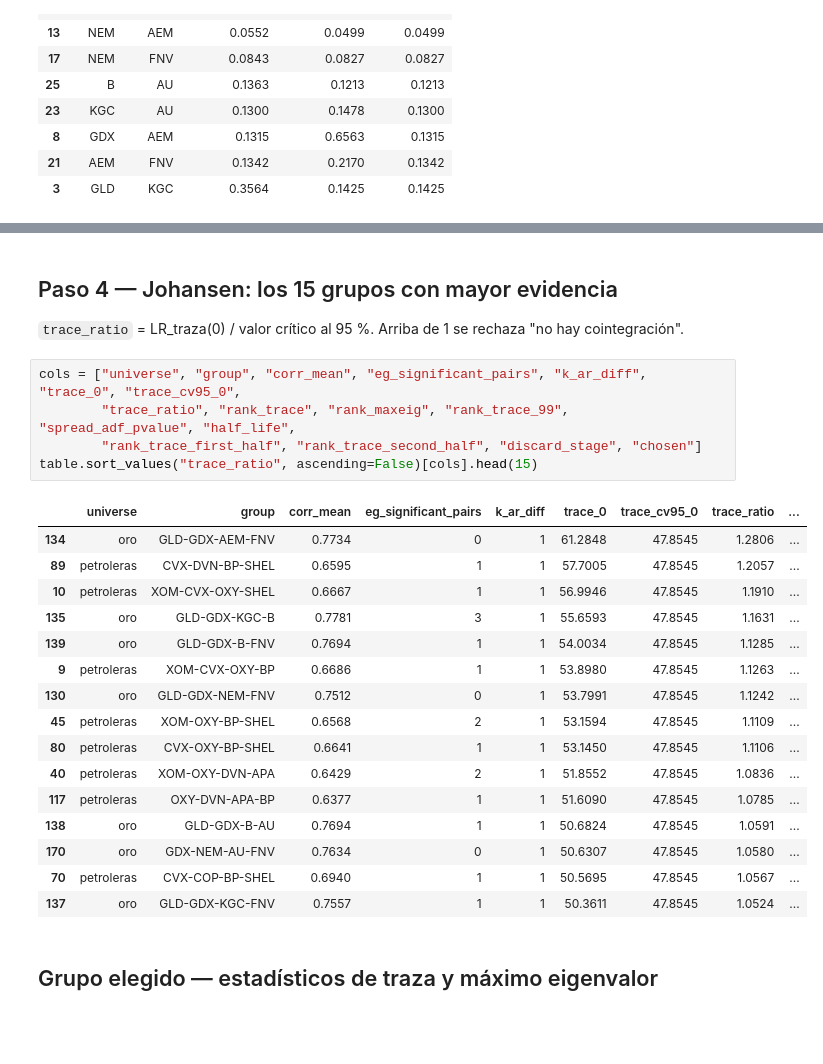
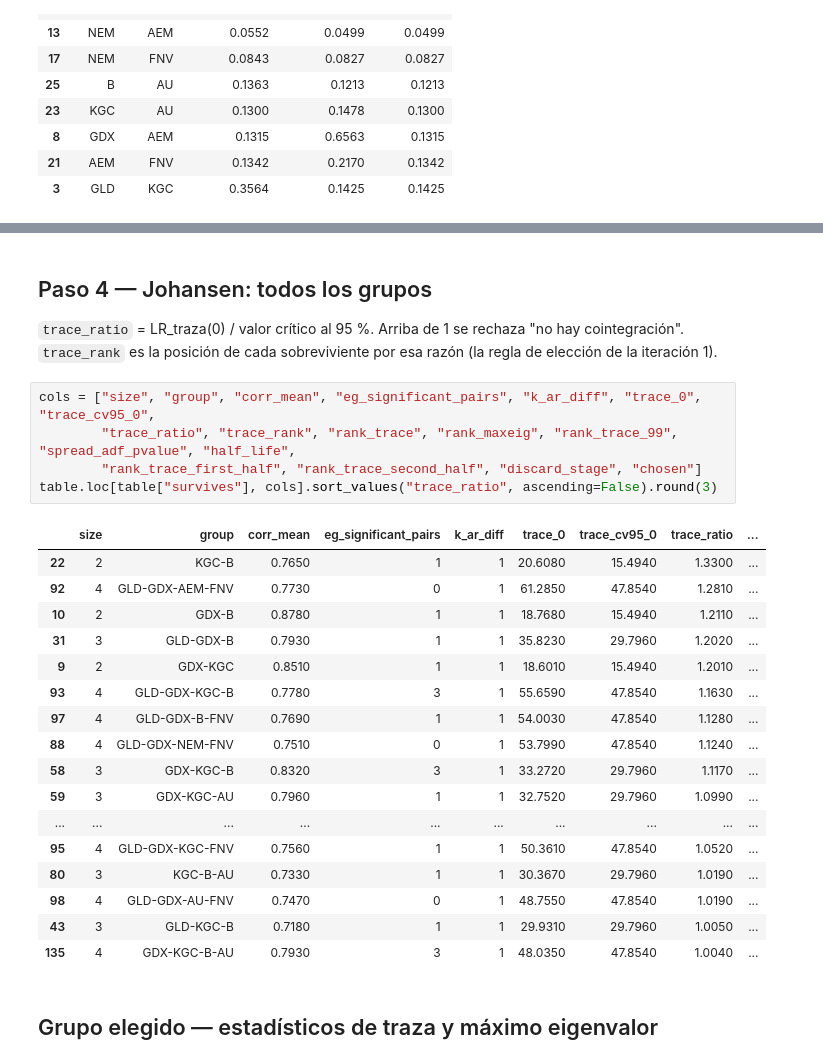
Before and after one commit to GonzaloCanoP/Lab03_MyST_Equipo6, a Jupyter notebook: notebooks/02_seleccion_grupo.ipynb, the cells around one changed output, grey strips where cells are left out. Cells and saved outputs as stored; diff of their text form; blank space fills up the shorter version.

```diff
--- a/notebooks/02_seleccion_grupo.ipynb
+++ b/notebooks/02_seleccion_grupo.ipynb
@@ -182,29 +179,31 @@ pd.DataFrame([
 # %% [markdown]
-## Paso 4 — Johansen: los 15 grupos con mayor evidencia
+## Paso 4 — Johansen: todos los grupos
 
-`trace_ratio` = LR_traza(0) / valor crítico al 95 %. Arriba de 1 se rechaza "no hay cointegración".
+`trace_ratio` = LR_traza(0) / valor crítico al 95 %. Arriba de 1 se rechaza "no hay cointegración". `trace_rank` es
+la posición de cada sobreviviente por esa razón (la regla de elección de la iteración 1).
 # %%
-cols = ["universe", "group", "corr_mean", "eg_significant_pairs", "k_ar_diff", "trace_0", "trace_cv95_0",
-        "trace_ratio", "rank_trace", "rank_maxeig", "rank_trace_99", "spread_adf_pvalue", "half_life",
+cols = ["size", "group", "corr_mean", "eg_significant_pairs", "k_ar_diff", "trace_0", "trace_cv95_0",
+        "trace_ratio", "trace_rank", "rank_trace", "rank_maxeig", "rank_trace_99", "spread_adf_pvalue", "half_life",
         "rank_trace_first_half", "rank_trace_second_half", "discard_stage", "chosen"]
-table.sort_values("trace_ratio", ascending=False)[cols].head(15)
+table.loc[table["survives"], cols].sort_values("trace_ratio", ascending=False).round(3)
 # %% [output]
-|  | universe | group | corr_mean | eg_significant_pairs | k_ar_diff | trace_0 | trace_cv95_0 | trace_ratio | ... |
-| 134 | oro | GLD-GDX-AEM-FNV | 0.7734 | 0 | 1 | 61.2848 | 47.8545 | 1.2806 | ... |
-| 89 | petroleras | CVX-DVN-BP-SHEL | 0.6595 | 1 | 1 | 57.7005 | 47.8545 | 1.2057 | ... |
-| 10 | petroleras | XOM-CVX-OXY-SHEL | 0.6667 | 1 | 1 | 56.9946 | 47.8545 | 1.1910 | ... |
-| 135 | oro | GLD-GDX-KGC-B | 0.7781 | 3 | 1 | 55.6593 | 47.8545 | 1.1631 | ... |
-| 139 | oro | GLD-GDX-B-FNV | 0.7694 | 1 | 1 | 54.0034 | 47.8545 | 1.1285 | ... |
-| 9 | petroleras | XOM-CVX-OXY-BP | 0.6686 | 1 | 1 | 53.8980 | 47.8545 | 1.1263 | ... |
-| 130 | oro | GLD-GDX-NEM-FNV | 0.7512 | 0 | 1 | 53.7991 | 47.8545 | 1.1242 | ... |
-| 45 | petroleras | XOM-OXY-BP-SHEL | 0.6568 | 2 | 1 | 53.1594 | 47.8545 | 1.1109 | ... |
-| 80 | petroleras | CVX-OXY-BP-SHEL | 0.6641 | 1 | 1 | 53.1450 | 47.8545 | 1.1106 | ... |
-| 40 | petroleras | XOM-OXY-DVN-APA | 0.6429 | 2 | 1 | 51.8552 | 47.8545 | 1.0836 | ... |
-| 117 | petroleras | OXY-DVN-APA-BP | 0.6377 | 1 | 1 | 51.6090 | 47.8545 | 1.0785 | ... |
-| 138 | oro | GLD-GDX-B-AU | 0.7694 | 1 | 1 | 50.6824 | 47.8545 | 1.0591 | ... |
-| 170 | oro | GDX-NEM-AU-FNV | 0.7634 | 0 | 1 | 50.6307 | 47.8545 | 1.0580 | ... |
-| 70 | petroleras | CVX-COP-BP-SHEL | 0.6940 | 1 | 1 | 50.5695 | 47.8545 | 1.0567 | ... |
-| 137 | oro | GLD-GDX-KGC-FNV | 0.7557 | 1 | 1 | 50.3611 | 47.8545 | 1.0524 | ... |
+|  | size | group | corr_mean | eg_significant_pairs | k_ar_diff | trace_0 | trace_cv95_0 | trace_ratio | ... |
+| 22 | 2 | KGC-B | 0.7650 | 1 | 1 | 20.6080 | 15.4940 | 1.3300 | ... |
+| 92 | 4 | GLD-GDX-AEM-FNV | 0.7730 | 0 | 1 | 61.2850 | 47.8540 | 1.2810 | ... |
+| 10 | 2 | GDX-B | 0.8780 | 1 | 1 | 18.7680 | 15.4940 | 1.2110 | ... |
+| 31 | 3 | GLD-GDX-B | 0.7930 | 1 | 1 | 35.8230 | 29.7960 | 1.2020 | ... |
+| 9 | 2 | GDX-KGC | 0.8510 | 1 | 1 | 18.6010 | 15.4940 | 1.2010 | ... |
+| 93 | 4 | GLD-GDX-KGC-B | 0.7780 | 3 | 1 | 55.6590 | 47.8540 | 1.1630 | ... |
+| 97 | 4 | GLD-GDX-B-FNV | 0.7690 | 1 | 1 | 54.0030 | 47.8540 | 1.1280 | ... |
+| 88 | 4 | GLD-GDX-NEM-FNV | 0.7510 | 0 | 1 | 53.7990 | 47.8540 | 1.1240 | ... |
+| 58 | 3 | GDX-KGC-B | 0.8320 | 3 | 1 | 33.2720 | 29.7960 | 1.1170 | ... |
+| 59 | 3 | GDX-KGC-AU | 0.7960 | 1 | 1 | 32.7520 | 29.7960 | 1.0990 | ... |
+| ... | ... | ... | ... | ... | ... | ... | ... | ... | ... |
+| 95 | 4 | GLD-GDX-KGC-FNV | 0.7560 | 1 | 1 | 50.3610 | 47.8540 | 1.0520 | ... |
+| 80 | 3 | KGC-B-AU | 0.7330 | 1 | 1 | 30.3670 | 29.7960 | 1.0190 | ... |
+| 98 | 4 | GLD-GDX-AU-FNV | 0.7470 | 0 | 1 | 48.7550 | 47.8540 | 1.0190 | ... |
+| 43 | 3 | GLD-KGC-B | 0.7180 | 1 | 1 | 29.9310 | 29.7960 | 1.0050 | ... |
+| 135 | 4 | GDX-KGC-B-AU | 0.7930 | 3 | 1 | 48.0350 | 47.8540 | 1.0040 | ... |
 # %% [markdown]
 ## Grupo elegido — estadísticos de traza y máximo eigenvalor
 # %%
```
Also changed, not shown: parts of 22 cells of this notebook, 6 other files.
